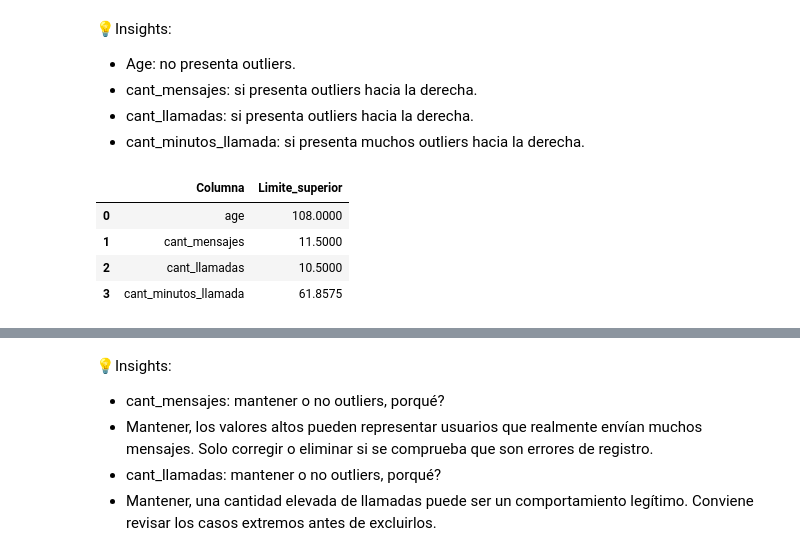
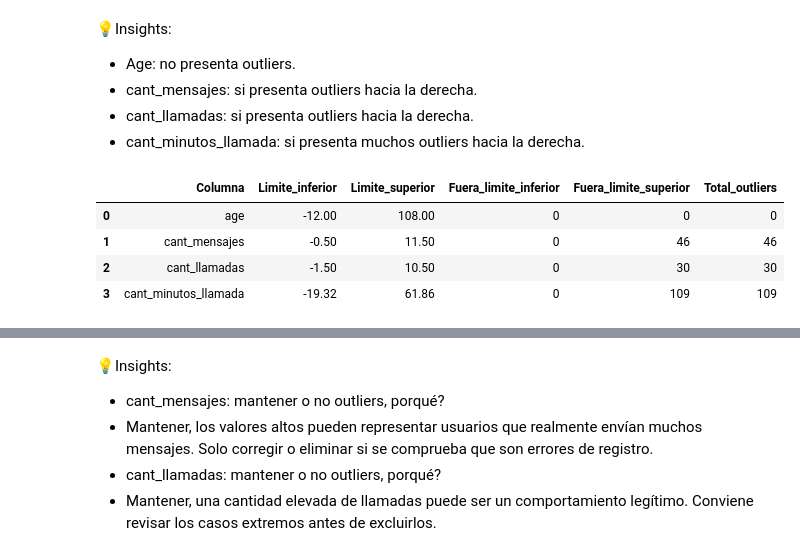
Before and after one commit to aliciasarazua74-a11y/analisis-connectatel, a Jupyter notebook: S7_Version_Estudiante_Project_ConnectaTel.ipynb, the cells around one changed output, grey strips where cells are left out. Cells and saved outputs as stored; diff of their text form; code cells hidden in the pictures.

```diff
--- a/S7_Version_Estudiante_Project_ConnectaTel.ipynb
+++ b/S7_Version_Estudiante_Project_ConnectaTel.ipynb
@@ -279,11 +309,14 @@ usage[['id', 'user_id', 'duration', 'length']].describe() # explorar columnas nu
 - Las columnas - Las columnas 'duration' y 'lenght' tienen como valor mínimo 0 mientras, que el valor máximo es 120 y 1490 respectivamente, lo que sugiere una amplia distribución hacia la derecha, además podemos confirmar que la columna duration tiene 22076 valores faltantes y la columna 'length' tiene 17896 valores faltantes.
 # %%
 
-# explorar columnas categóricas de users
+
+def buscar_sentinels(df, columnas):
+    for columna in columnas:
+        print(f"Valores únicos de {columna}:")
+        print(df[columna].value_counts(dropna=False))
+        print()
 columnas_user = ['city', 'plan']
-for columna in columnas_user:
-    print(f"Valores únicos de {columna}:")
-    print(users[columna].value_counts())
-    print()
+
+buscar_sentinels(users, columnas_user)
 # %% [output]
 Valores únicos de city:
@@ -701,32 +751,47 @@ for col in columnas_numericas:
 - cant_llamadas: si presenta outliers hacia la derecha.
 - cant_minutos_llamada: si presenta muchos outliers hacia la derecha.
 # %%
-# Calcular límites con el método IQR
+
 columnas_limites = [
     'age',
     'cant_mensajes',
     'cant_llamadas',
     'cant_minutos_llamada'
 ]
 
-limites_superiores = {}
+resultados_limites = []
 
 for columna in columnas_limites:
     Q1 = user_profile[columna].quantile(0.25)
     Q3 = user_profile[columna].quantile(0.75)
     IQR = Q3 - Q1
 
-    limites_superiores[columna] = Q3 + 1.5 * IQR
 
-limites_df = pd.DataFrame(
-    list(limites_superiores.items()),
-    columns=['Columna', 'Limite_superior']
-)
+    limite_inferior = Q1 - 1.5 * IQR
+    limite_superior = Q3 + 1.5 * IQR
 
-display(limites_df)
+
+    fuera_inferior = (user_profile[columna] < limite_inferior).sum()
+    fuera_superior = (user_profile[columna] > limite_superior).sum()
+    total_outliers = fuera_inferior + fuera_superior
+
+
+    resultados_limites.append({
+        'Columna': columna,
+        'Limite_inferior': limite_inferior,
+        'Limite_superior': limite_superior,
+        'Fuera_limite_inferior': fuera_inferior,
+        'Fuera_limite_superior': fuera_superior,
+        'Total_outliers': total_outliers
+    })
+
+
+limites_df = pd.DataFrame(resultados_limites)
+
+display(limites_df.round(2))
 # %% [output]
-|  | Columna | Limite_superior |
-| 0 | age | 108.0000 |
-| 1 | cant_mensajes | 11.5000 |
-| 2 | cant_llamadas | 10.5000 |
-| 3 | cant_minutos_llamada | 61.8575 |
+|  | Columna | Limite_inferior | Limite_superior | Fuera_limite_inferior | Fuera_limite_superior | Total_outliers |
+| 0 | age | -12.00 | 108.00 | 0 | 0 | 0 |
+| 1 | cant_mensajes | -0.50 | 11.50 | 0 | 46 | 46 |
+| 2 | cant_llamadas | -1.50 | 10.50 | 0 | 30 | 30 |
+| 3 | cant_minutos_llamada | -19.32 | 61.86 | 0 | 109 | 109 |
```
Also changed, not shown: parts of 48 cells of this notebook.
